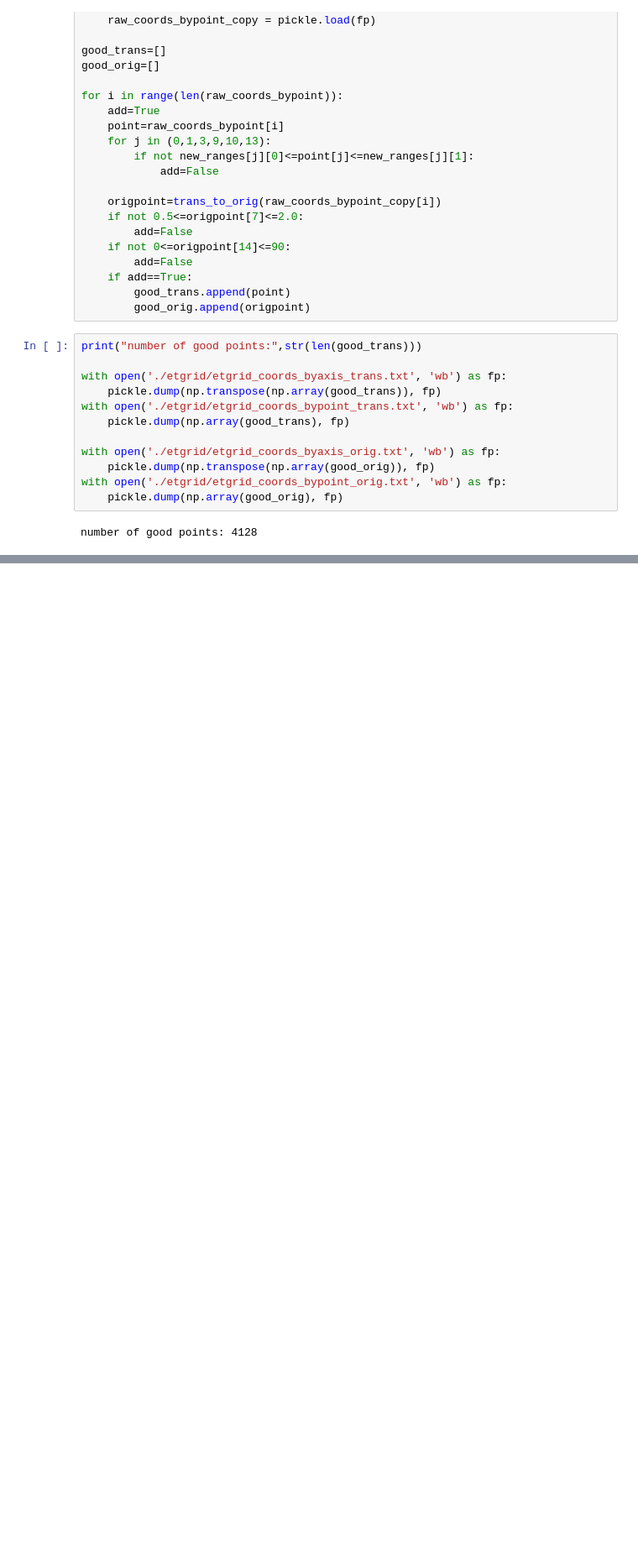
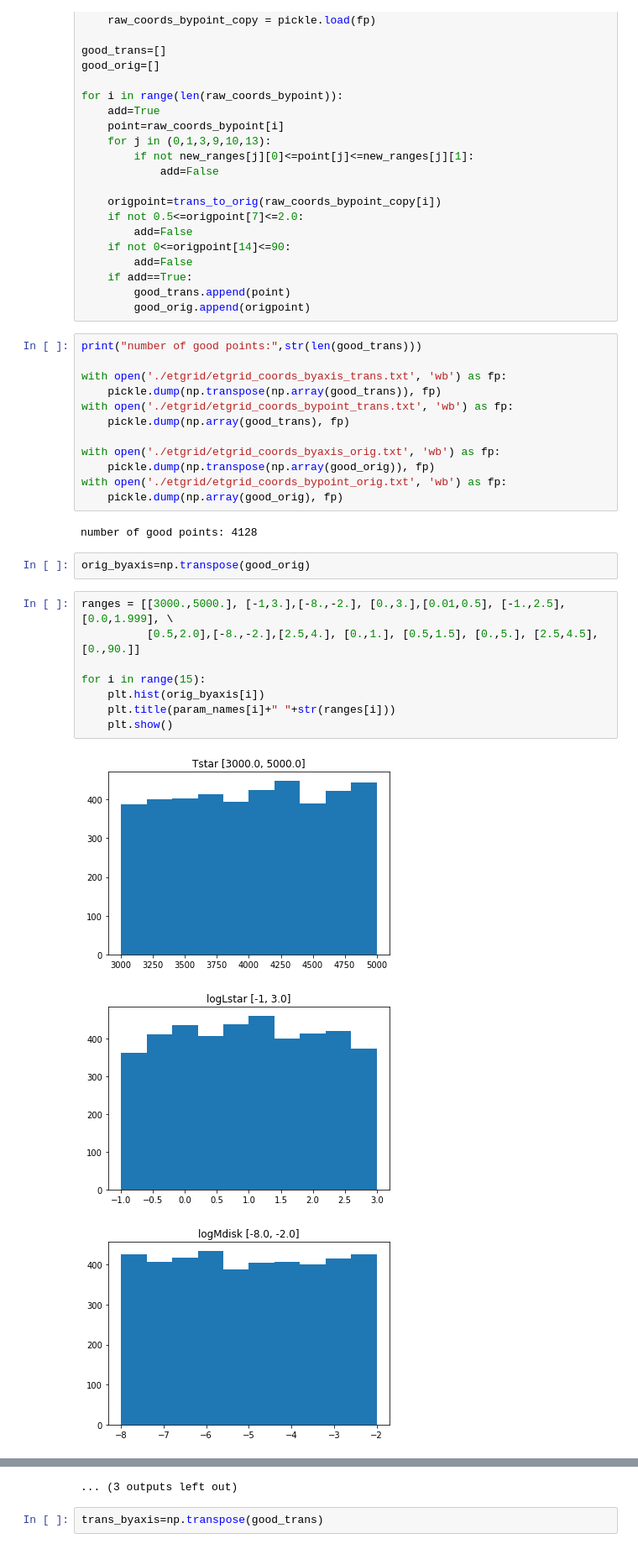
Before and after one commit to elizabethteng/pothos, a Jupyter notebook: prep_new_grid.ipynb, the cells around one changed output, grey strips where cells are left out. Shown: that part at 84% size. Saved outputs shown, nothing was run; the diff lists cells and outputs as text; blank space fills up the shorter version.

```diff
--- a/prep_new_grid.ipynb
+++ b/prep_new_grid.ipynb
@@ -139,3 +139,17 @@ with open('./etgrid/etgrid_coords_bypoint_orig.txt', 'wb') as fp:
     pickle.dump(np.array(good_orig), fp)
 # %% [output]
 number of good points: 4128
+# %%
+orig_byaxis=np.transpose(good_orig)
+# %%
+ranges = [[3000.,5000.], [-1,3.],[-8.,-2.], [0.,3.],[0.01,0.5], [-1.,2.5], [0.0,1.999], \
+          [0.5,2.0],[-8.,-2.],[2.5,4.], [0.,1.], [0.5,1.5], [0.,5.], [2.5,4.5], [0.,90.]]
+
+for i in range(15):
+    plt.hist(orig_byaxis[i])
+    plt.title(param_names[i]+" "+str(ranges[i]))
+    plt.show()
+# %% [output]
+[figure, added]
+[figure, added]
+[figure, added]
@@ -141,0 +165,3 @@ number of good points: 4128
+... (3 outputs left out)
+# %%
+trans_byaxis=np.transpose(good_trans)
```
Also changed, not shown: parts of 2 cells of this notebook.
